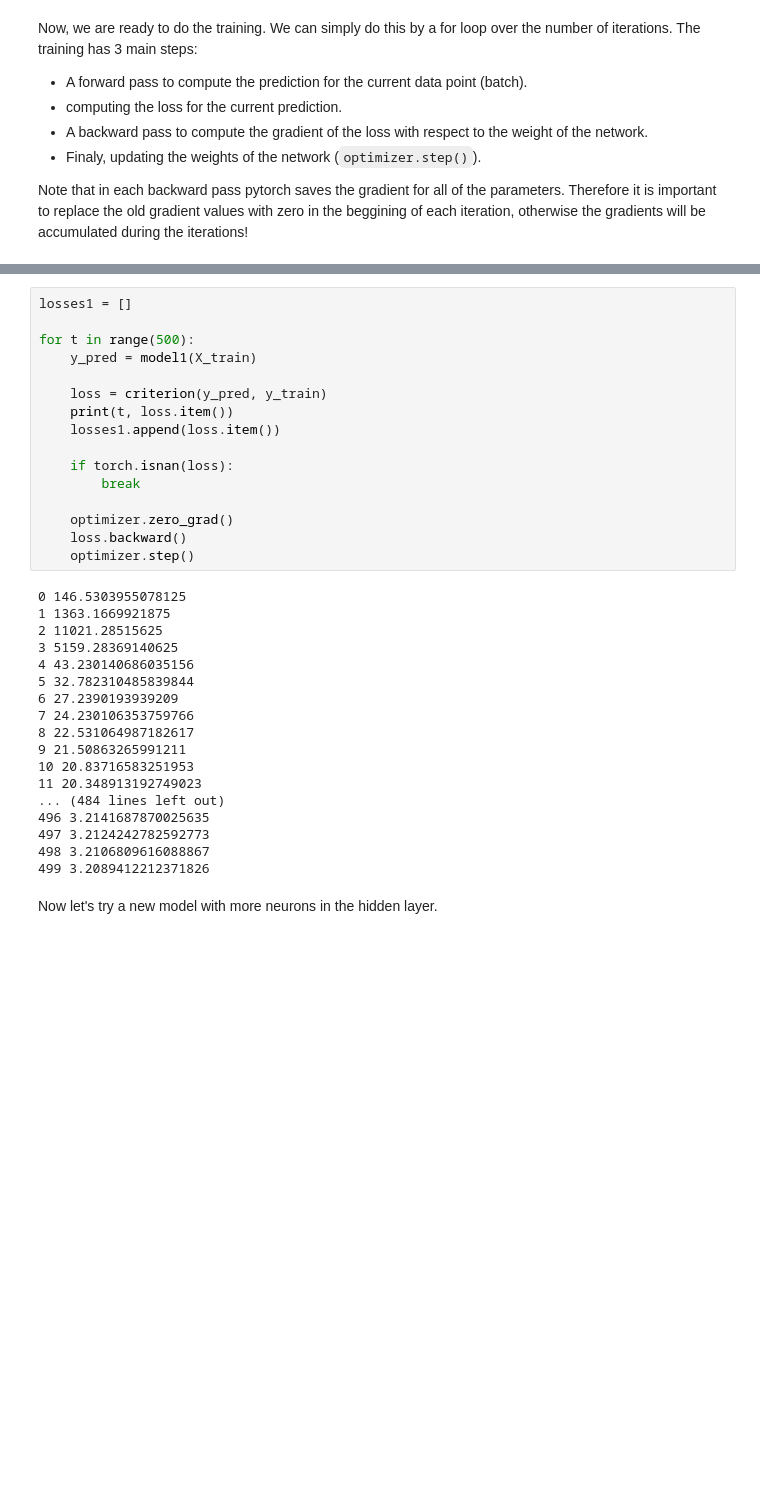
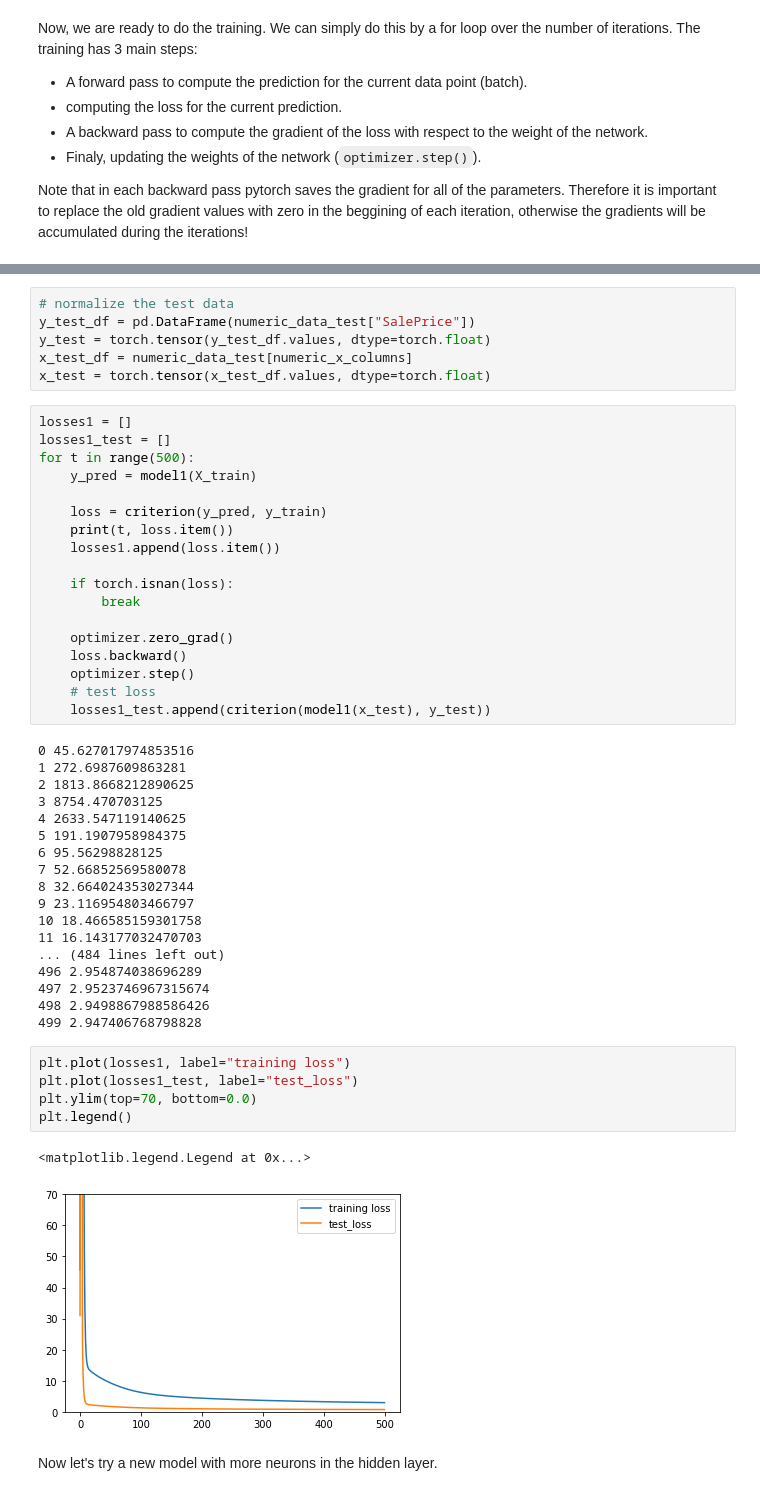
Before and after one commit to michalis0/BigScaleAnalytics, a Jupyter notebook: week11/Pytorch_regression.ipynb, the cells around one changed output, grey strips where cells are left out. Cells and saved outputs as stored; diff of their text form; blank space fills up the shorter version.

```diff
--- a/week11/Pytorch_regression.ipynb
+++ b/week11/Pytorch_regression.ipynb
@@ -178,6 +189,12 @@ Note that in each backward pass pytorch saves the gradient for all of the parame
+# %%
+# normalize the test data
+y_test_df = pd.DataFrame(numeric_data_test["SalePrice"])
+y_test = torch.tensor(y_test_df.values, dtype=torch.float)
+x_test_df = numeric_data_test[numeric_x_columns]
+x_test = torch.tensor(x_test_df.values, dtype=torch.float)
 # %%
 losses1 = []
-
+losses1_test = []
 for t in range(500):
     y_pred = model1(X_train)
 
@@ -191,24 +208,34 @@ for t in range(500):
     optimizer.zero_grad()
     loss.backward()
     optimizer.step()
+    # test loss
+    losses1_test.append(criterion(model1(x_test), y_test))
 # %% [output]
-0 146.5303955078125
-1 1363.1669921875
-2 11021.28515625
-3 5159.28369140625
-4 43.230140686035156
-5 32.782310485839844
-6 27.2390193939209
-7 24.230106353759766
-8 22.531064987182617
-9 21.50863265991211
-10 20.83716583251953
-11 20.348913192749023
+0 45.627017974853516
+1 272.6987609863281
+2 1813.8668212890625
+3 8754.470703125
+4 2633.547119140625
+5 191.1907958984375
+6 95.56298828125
+7 52.66852569580078
+8 32.664024353027344
+9 23.116954803466797
+10 18.466585159301758
+11 16.143177032470703
 ... (484 lines left out)
-496 3.2141687870025635
-497 3.2124242782592773
-498 3.2106809616088867
-499 3.2089412212371826
+496 2.954874038696289
+497 2.9523746967315674
+498 2.9498867988586426
+499 2.947406768798828
+# %%
+plt.plot(losses1, label="training loss")
+plt.plot(losses1_test, label="test_loss")
+plt.ylim(top=70, bottom=0.0)
+plt.legend()
+# %% [output]
+<matplotlib.legend.Legend at 0x...>
+[figure, added]
 # %% [markdown]
 Now let's try a new model with more neurons in the hidden layer.
 # %%
```
Also changed, not shown: parts of 4 cells of this notebook.
